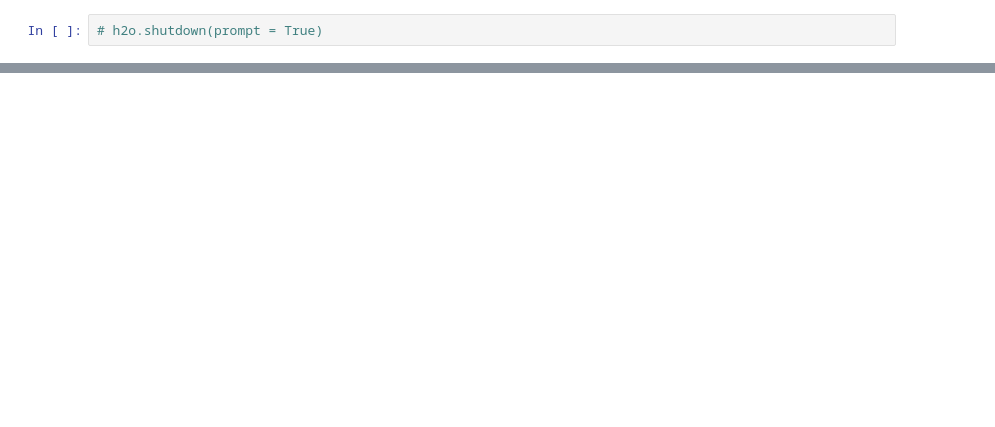
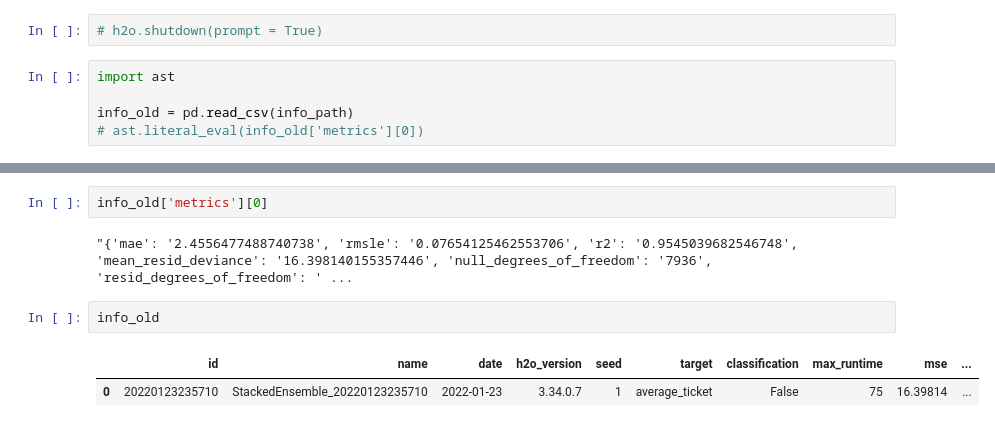
Before and after one commit to rochageorge/automl_docker, a Jupyter notebook: AutoML/h2o_notebook.ipynb, the cells around one changed output, grey strips where cells are left out. Saved outputs shown, nothing was run; the diff lists cells and outputs as text; blank space fills up the shorter version.

```diff
--- a/AutoML/h2o_notebook.ipynb
+++ b/AutoML/h2o_notebook.ipynb
@@ -241,2 +304,7 @@ os.rename(model_path_1, local_path + model_name)
 # %%
 # h2o.shutdown(prompt = True)
+# %%
+import ast
+
+info_old = pd.read_csv(info_path)
+# ast.literal_eval(info_old['metrics'][0])
@@ -242,0 +331,9 @@ os.rename(model_path_1, local_path + model_name)
+# %%
+info_old['metrics'][0]
+# %% [output]
+"{'mae': '2.4556477488740738', 'rmsle': '0.07654125462553706', 'r2': '0.9545039682546748', 'mean_resid_deviance': '16.398140155357446', 'null_degrees_of_freedom': '7936', 'resid_degrees_of_freedom': ' ...
+# %%
+info_old
+# %% [output]
+|  | id | name | date | h2o_version | seed | target | classification | max_runtime | mse | ... |
+| 0 | 20220123235710 | StackedEnsemble_20220123235710 | 2022-01-23 | 3.34.0.7 | 1 | average_ticket | False | 75 | 16.39814 | ... |
```
Also changed, not shown: parts of 11 cells of this notebook, 2 other files.
